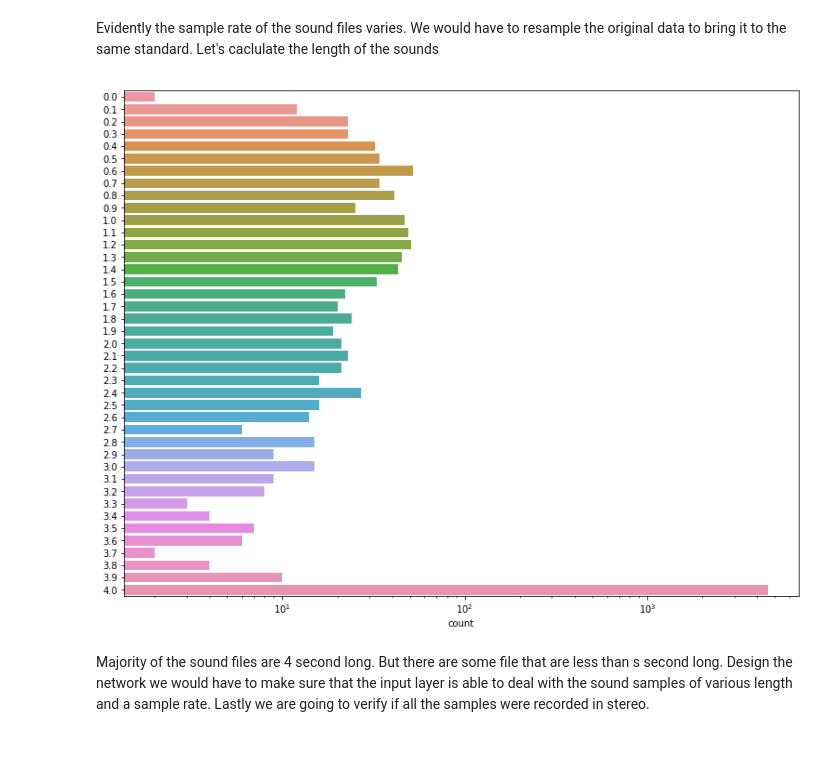
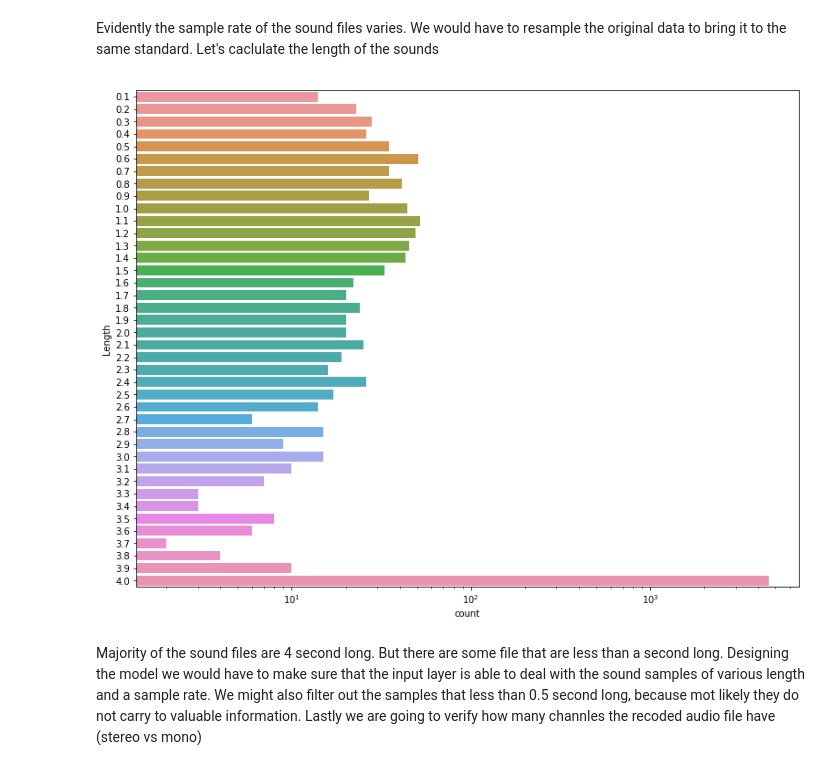
Before and after one commit to v2msLabs/ML1020-Course-Project, a Jupyter notebook: src/main.ipynb, the cells around one changed output. Cells and saved outputs as stored; diff of their text form; code cells hidden in the pictures.

Commit message:
Finished with the data exploration

```diff
--- a/src/main.ipynb
+++ b/src/main.ipynb
@@ -134,0 +102,13 @@ df.head()
+# %%
+# grab the full paths of all sample files
+paths = glob.glob("{0}/samples/*".format(TRAIN_DATA_PATH))
+# create a dataframe
+sounds = []
+for path in paths:
+    fn = int(os.path.splitext(os.path.basename(path))[0])
+    category = classification[classification.ID == fn]
+    audio = sf.SoundFile(path)
+    sounds.append((fn , category.Class.values[0], audio.name, audio.channels, audio.samplerate,audio.frames,audio.format,
+    round(audio.frames/audio.samplerate,1),audio.subtype))
+df = pd.DataFrame(sounds,columns=['ID','Class','Path','Channels','SampleRate','Frames','Format','Length','SubType'])
+df.head(20)
@@ -143,8 +141,8 @@ sns.distplot(df.SampleRate);
 Evidently the sample rate of the sound files varies. We would have to resample the original data to bring it to the same standard. Let's caclulate the length of the sounds
 # %%
 plt.figure(figsize=(13,10))
-sns.countplot(y=round(df.Frames/df.SampleRate,1), log=True);
+sns.countplot(y=df.Length, log=True);
 # %% [output]
-[figure, old version]
+[figure, new version]
 # %% [markdown]
-Majority of the sound files are 4 second long. But there are some file that are less than s second long. Design the network we would have to make sure that the input layer is able to deal with the sound samples of various length and a sample rate. Lastly we are going to verify if all the samples were recorded in stereo.
+Majority of the sound files are 4 second long. But there are some file that are less than a second long. Designing the model we would have to make sure that the input layer is able to deal with the sound samples of various length and a sample rate. We might also filter out the samples that less than 0.5 second long, because mot likely they do not carry to valuable information. Lastly we are going to verify how many channles the recoded audio file have (stereo vs mono)
```
Also changed, not shown: parts of 27 cells of this notebook.
